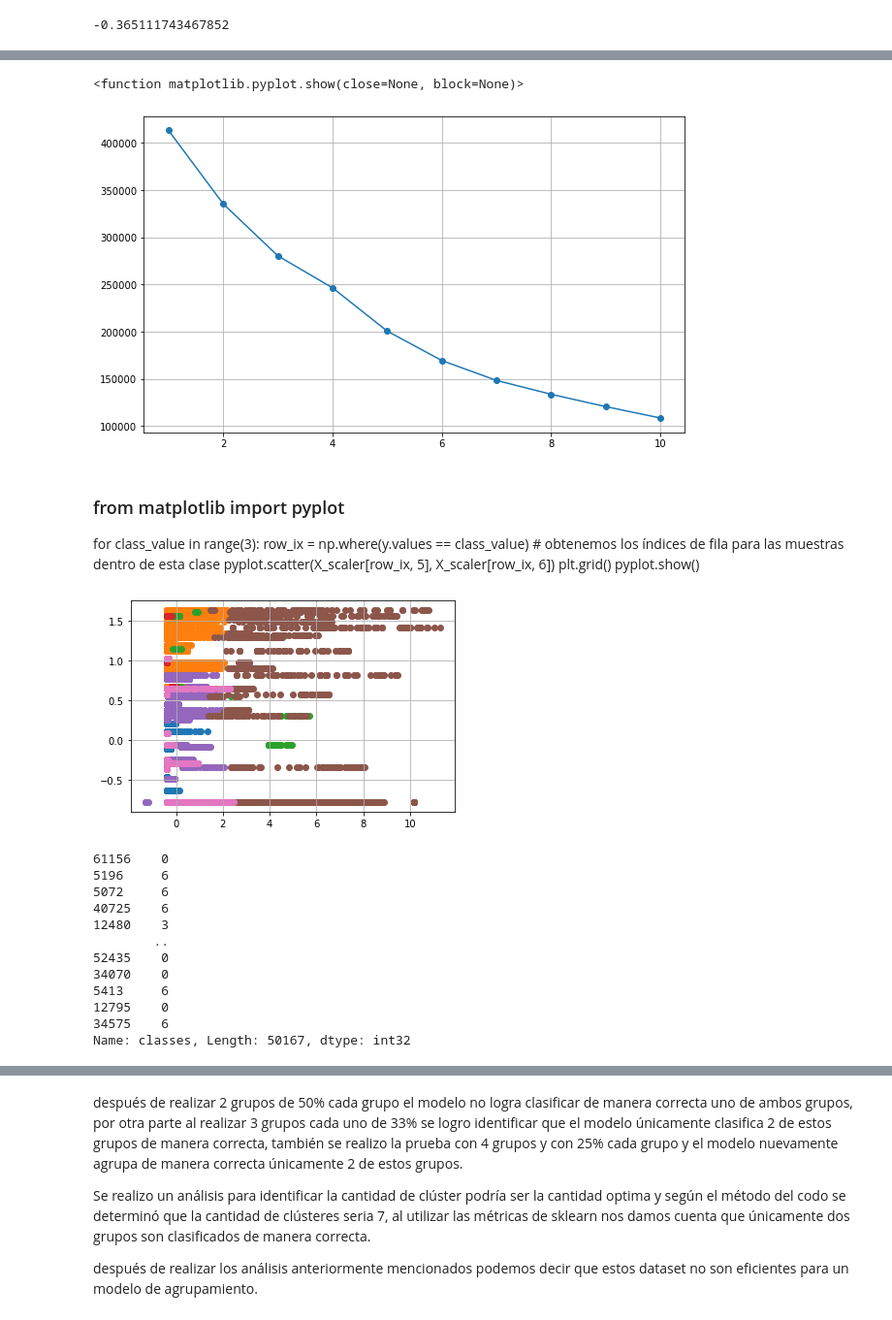
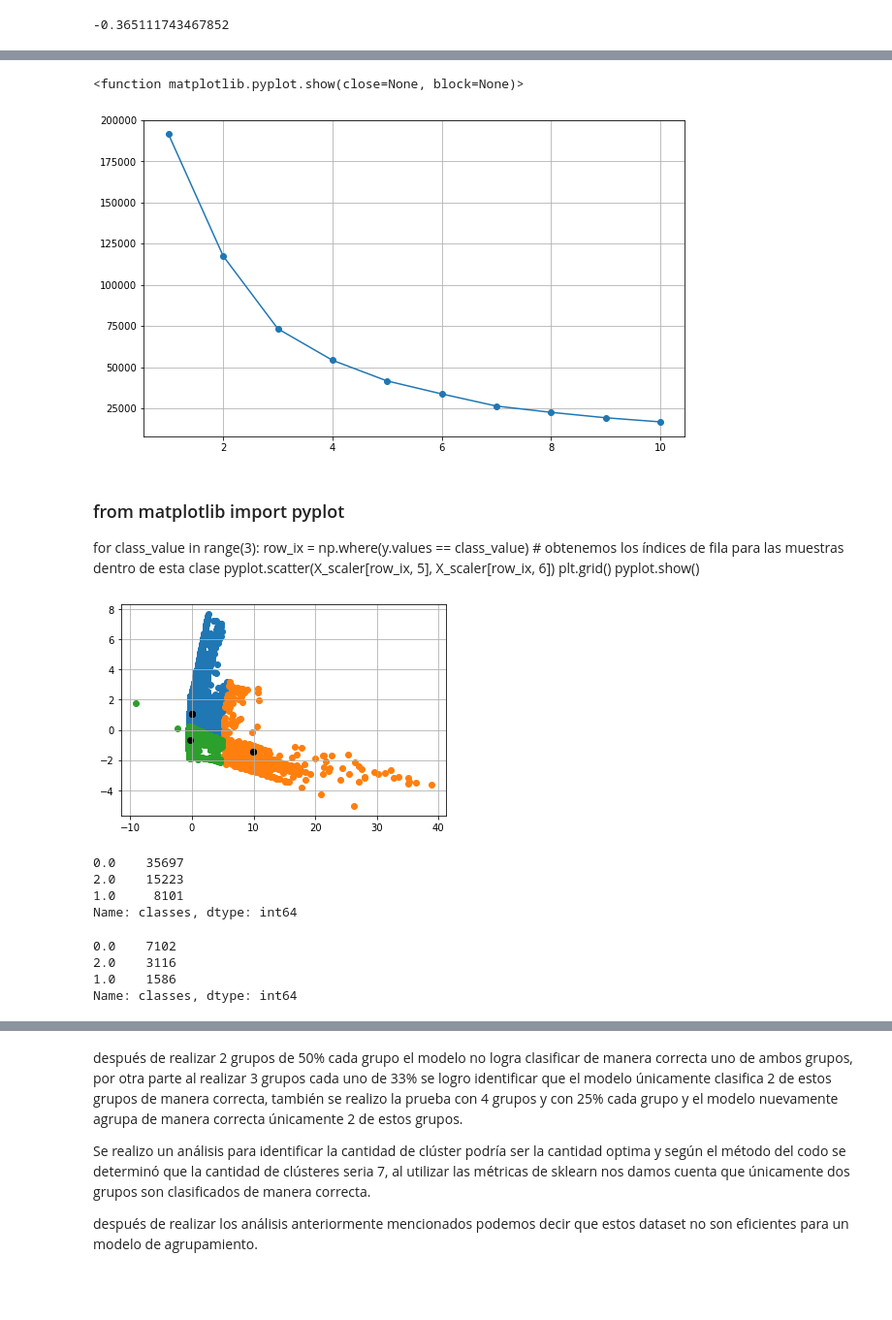
Before and after one commit to villagranp/DEV_Python, a Jupyter notebook: UNIR IA3/Tarea3_IA.ipynb, the cells around one changed output, grey strips where cells are left out. Shown at 97% size. Saved outputs shown, nothing was run; the diff lists cells and outputs as text; code cells hidden in the pictures; blank space fills up the shorter version.

```diff
--- a/UNIR IA3/Tarea3_IA.ipynb
+++ b/UNIR IA3/Tarea3_IA.ipynb
@@ -203,18 +203,12 @@ df2.plot.hist(bins=4,figsize=(20,5),grid=True)
 # %%
 classes = []
 for y in df2['Total2020']:
-    if y <= 16 :
+    if y <= 24 :
         classes.append(0)
-    elif y >= 17 and y <= 33 :
+    elif y >= 25 and y <= 75:
         classes.append(1)
-    elif y >= 34 and y <= 50 :
+    else:
         classes.append(2)
-    elif y >= 51 and y <= 67 :
-        classes.append(3)
-    elif y >= 68 and y <= 84 :
-        classes.append(4)
-    else:
-        classes.append()
 # %%
 df2['classes'] = classes
 df2.head()
@@ -319,3 +309,12 @@ print(X_scaler)
 X_scaler[1,5]
 # %% [output]
 -0.365111743467852
+# %%
+
+from sklearn.decomposition import PCA
+
+pca_2 = PCA(n_components=2)
+pca_2_result = pca_2.fit_transform(X_scaler)
+print('Explained variation per principal component: {}'.format(pca_2.explained_variance_ratio_))
+
+print('Cumulative variance explained by 2 principal components: {:.2%}'.format(np.sum(pca_2.explained_variance_ratio_)))
@@ -324,7 +326,9 @@ X_scaler[1,5]
 from matplotlib import pyplot
 for class_value in range(6):
     row_ix = np.where(y.values == class_value) # obtenemos los índices de fila para las muestras dentro de es ta clase
-    pyplot.scatter(X_scaler[row_ix, 5], X_scaler[row_ix, 6])
+#    pyplot.scatter(X_scaler[row_ix, 5], X_scaler[row_ix, 6])
+    pyplot.scatter(pca_2_result[row_ix,0],pca_2_result[row_ix,1])
+
 plt.grid()
 pyplot.show()
 # %% [output]
@@ -336,7 +340,7 @@ inercia = []
 for i in range(1, 11):
     algoritmo = KMeans(n_clusters= i, init="k-means++",
                         max_iter= 300, n_init= 10)
-    algoritmo.fit(X_scaler)
+    algoritmo.fit(pca_2_result)
     inercia.append(algoritmo.inertia_)
 # %%
 inercia
@@ -363,7 +356,7 @@ plt.grid(True)
 plt.show
 # %% [output]
 <function matplotlib.pyplot.show(close=None, block=None)>
-[figure, old version]
+[figure, new version]
 # %% [markdown]
 ### from matplotlib import pyplot
 for class_value in range(3):
@@ -372,24 +365,33 @@ for class_value in range(3):
 plt.grid()
 pyplot.show()
 # %%
-model = KMeans(n_clusters=7)
+model = KMeans(n_clusters=3)
 # ajustamos el modelo
-model.fit(X_scaler)
+model.fit(pca_2_result)
 # asignamos un cluster a cada ejemplo
-yhat = model.predict(X_scaler)
+yhat = model.predict(pca_2_result)
 # obtenemos los clústers únicos
 clusters = np.unique(yhat)
 # creamos un gráfico de dispersión para las muestras de cada clú ster
 for cluster in clusters:
     row_ix = np.where(yhat == cluster) # obtenemos los índices de fila para las muestras dentro de es te clúster
-    pyplot.scatter(X_scaler[row_ix, 5], X_scaler[row_ix, 6]) # creamos un mapa de dispersión para estas muestras
+    #pyplot.scatter(X_scaler[row_ix, 5], X_scaler[row_ix, 6]) # creamos un mapa de dispersión para estas muestras
+    pyplot.scatter(pca_2_result[row_ix,0],pca_2_result[row_ix,1])
+    pyplot.scatter(model.cluster_centers_[:,0],model.cluster_centers_[:,1], c="black")
 # mostramos el gráfico
 pyplot.grid()
 pyplot.show()
 # %% [output]
-[figure, old version]
+[figure, new version]
 # %%
 import tensorflow as tf
 from keras import *
 from sklearn.model_selection import train_test_split
+# %%
+y.value_counts()
+# %% [output]
+0.0    35697
+2.0    15223
+1.0     8101
+Name: classes, dtype: int64
 # %%
@@ -397,17 +399,9 @@ X_train, X_validation, Y_train, Y_validation = train_test_split(X_scaler, y.asty
-# %%
-Y_train
-# %% [output]
-61156    0
-5196     6
-5072     6
-40725    6
-12480    3
-        ..
-52435    0
-34070    0
-5413     6
-12795    0
-34575    6
-Name: classes, Length: 50167, dtype: int32
+# %%
+Y_train.value_counts(sort=False)
+# %% [output]
+0.0    7102
+2.0    3116
+1.0    1586
+Name: classes, dtype: int64
 # %%
 model = Sequential([
```
Also changed, not shown: parts of 16 cells of this notebook, 1 other file.
